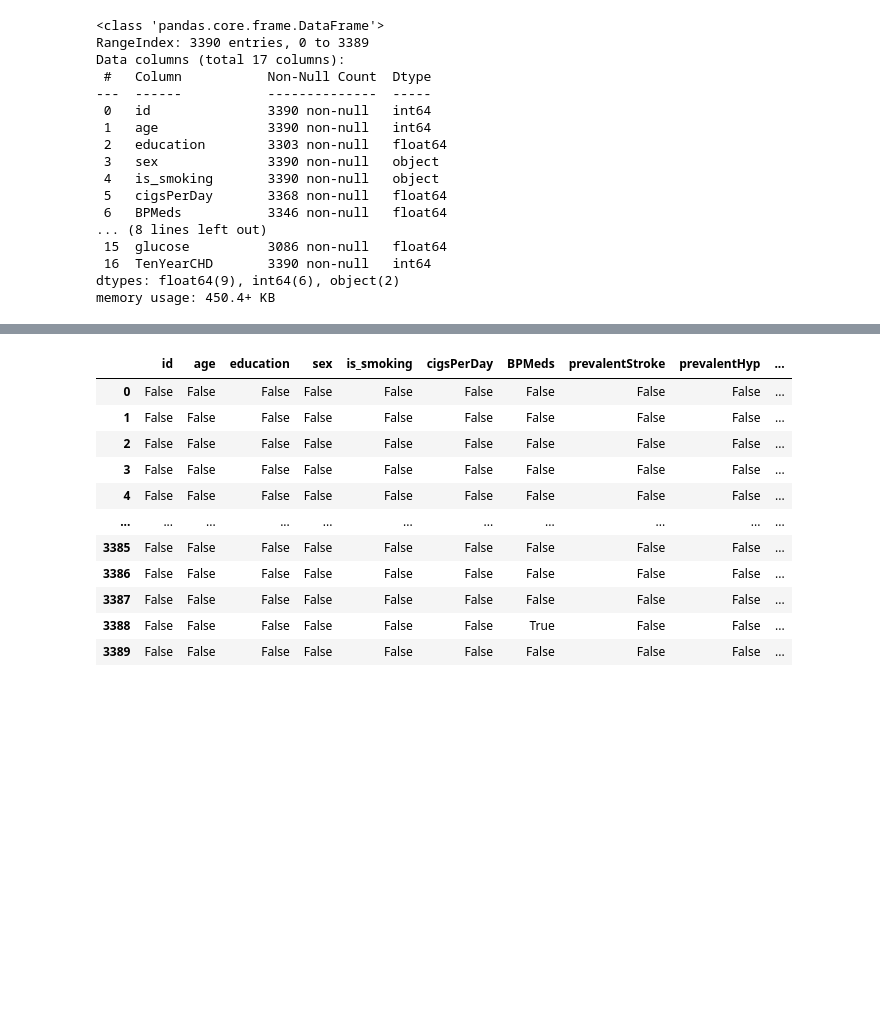
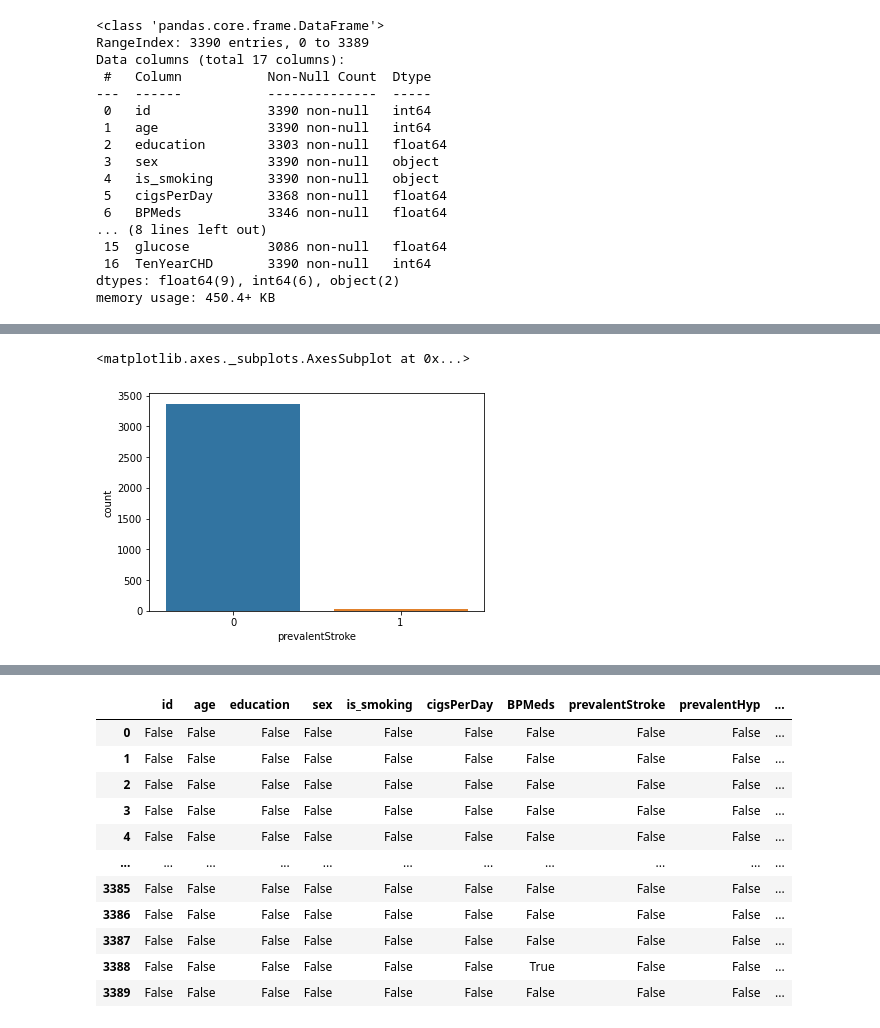
Before and after one commit to Madhu-95/capstone_project3_ml_classification, a Jupyter notebook: Cardiovascular_risk_prediction(classification_ML)_By_MADHU_KUMARI.ipynb, the cells around one changed output, grey strips where cells are left out. Drawn from its saved outputs; the diff is of its cells as text; code cells hidden in the pictures; blank space fills up the shorter version.

```diff
--- a/Cardiovascular_risk_prediction(classification_ML)_By_MADHU_KUMARI.ipynb
+++ b/Cardiovascular_risk_prediction(classification_ML)_By_MADHU_KUMARI.ipynb
@@ -179,0 +209,5 @@ memory usage: 450.4+ KB
+# %%
+sns.countplot(x="prevalentStroke", data=df)
+# %% [output]
+<matplotlib.axes._subplots.AxesSubplot at 0x...>
+[figure, added]
```
Also changed, not shown: parts of 29 cells of this notebook.
